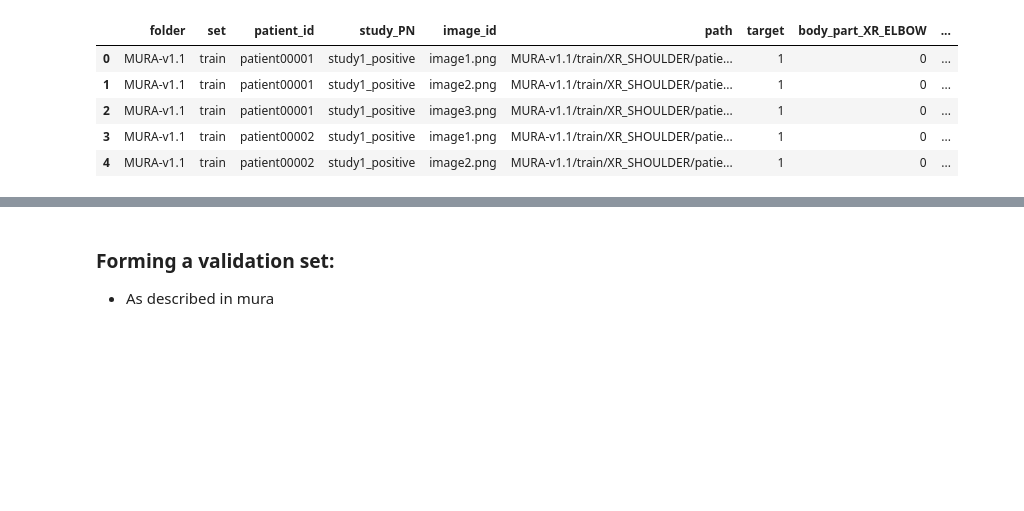
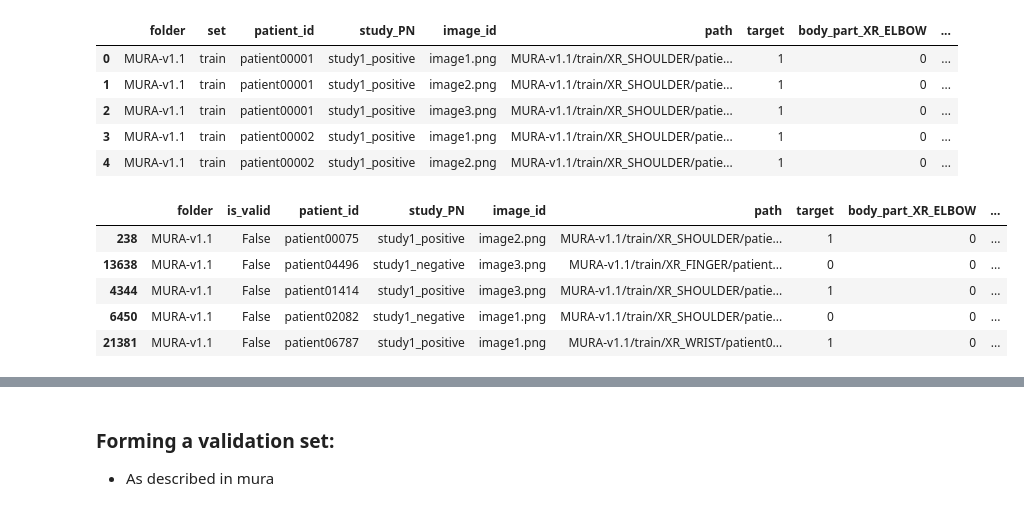
Before and after one commit to shadab4150/Mura-Stanford-Bone-Xray-abnormalities-detection, a Jupyter notebook: mura_stanford_bone_abnormalities_kappa.ipynb, the cells around one changed output, grey strips where cells are left out. Saved outputs shown, nothing was run; the diff lists cells and outputs as text; code cells hidden in the pictures; blank space fills up the shorter version.

```diff
--- a/mura_stanford_bone_abnormalities_kappa.ipynb
+++ b/mura_stanford_bone_abnormalities_kappa.ipynb
@@ -153,4 +212,11 @@ final = pd.concat([total_new,totalv_new]);final.head()
 # %%
 final.to_csv('final_mura_tr_vl.csv',index=False)
 # %%
-df = pd.read_csv('/content/final_mura_tr_vl.csv')
+df = pd.read_csv('/content/drive/My Drive/Dataset/mura_final_onehot.csv');df.sample(n=5)
+# %% [output]
+|  | folder | is_valid | patient_id | study_PN | image_id | path | target | body_part_XR_ELBOW | ... |
+| 238 | MURA-v1.1 | False | patient00075 | study1_positive | image2.png | MURA-v1.1/train/XR_SHOULDER/patie... | 1 | 0 | ... |
+| 13638 | MURA-v1.1 | False | patient04496 | study1_negative | image3.png | MURA-v1.1/train/XR_FINGER/patient... | 0 | 0 | ... |
+| 4344 | MURA-v1.1 | False | patient01414 | study1_positive | image3.png | MURA-v1.1/train/XR_SHOULDER/patie... | 1 | 0 | ... |
+| 6450 | MURA-v1.1 | False | patient02082 | study1_negative | image1.png | MURA-v1.1/train/XR_SHOULDER/patie... | 0 | 0 | ... |
+| 21381 | MURA-v1.1 | False | patient06787 | study1_positive | image1.png | MURA-v1.1/train/XR_WRIST/patient0... | 1 | 0 | ... |
```
Also changed, not shown: parts of 34 cells of this notebook.
